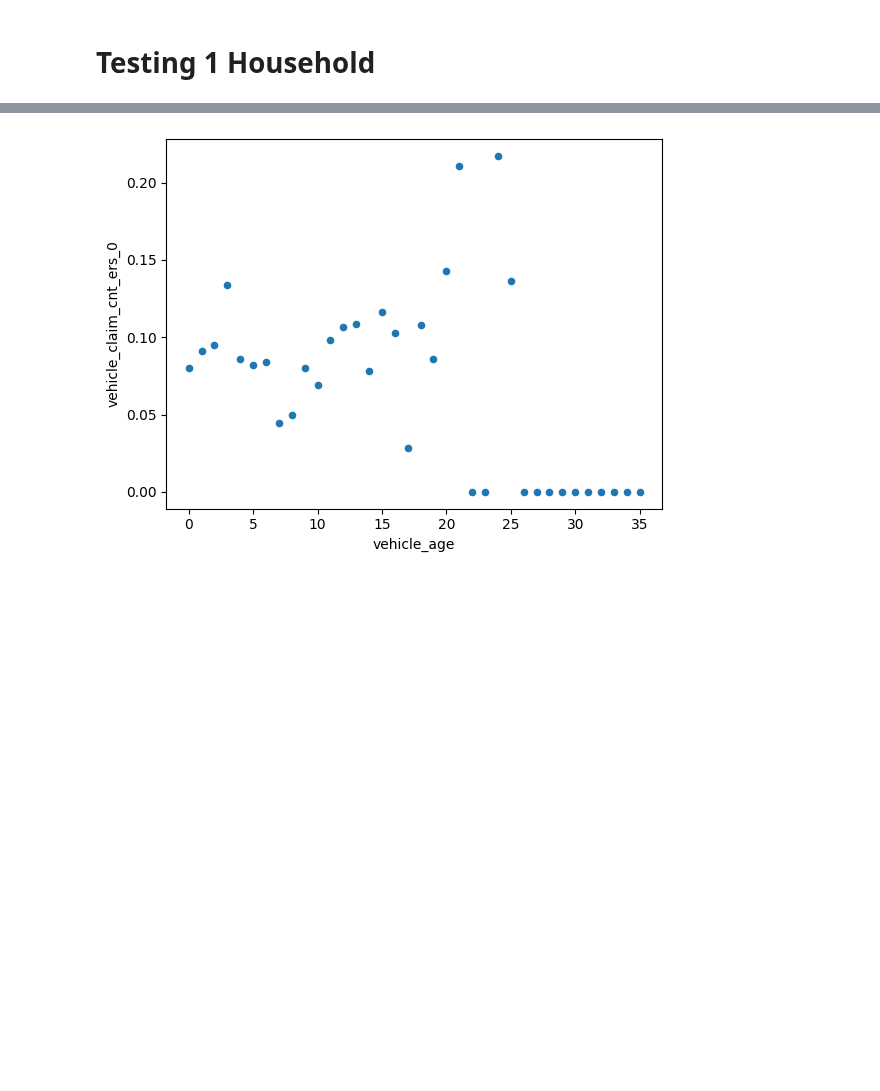
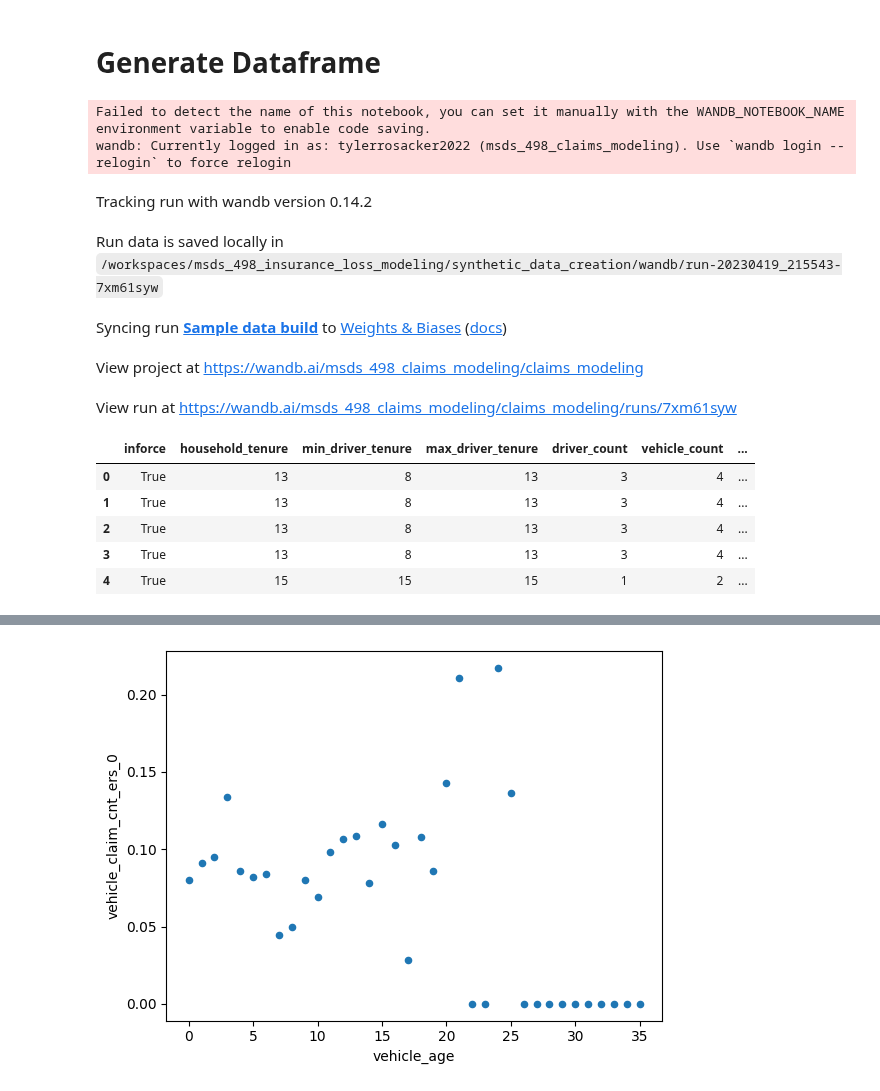
Before and after one commit to rosacker/msds_498_insurance_loss_modeling, a Jupyter notebook: synthetic_data_creation/Data_Creation.ipynb, the cells around one changed output, grey strips where cells are left out. Saved outputs shown, nothing was run; the diff lists cells and outputs as text; code cells hidden in the pictures; blank space fills up the shorter version.

Commit message:
Attempt at Weights and Bias

```diff
--- a/synthetic_data_creation/Data_Creation.ipynb
+++ b/synthetic_data_creation/Data_Creation.ipynb
@@ -13,2 +33,31 @@ from data_generator.vehicle import vehicle
-# %% [markdown]
-# Testing 1 Household
+# %% [markdown]
+# Generate Dataframe
+# %%
+wandb.login()
+run = wandb.init(entity = 'msds_498_claims_modeling', project = 'claims_modeling', group = 'data build', name = 'Sample data build')
+
+n = 10_000
+houses = [household() for i in range(n)]
+
+for x in houses:
+    years = random.randint(1, 20)
+    x.move_forward_n_years(years)
+
+df = pd.DataFrame(reduce(concat, [x.summary_per_vehicle for x in houses if x.inforce and x.driver_count > 0]))
+df['split'] = np.random.choice(['train', 'test', 'validation'], replace = True, size = len(df.index), p = [0.7, 0.2, 0.1])
+
+df.head(5)
+# %% [output]
+Failed to detect the name of this notebook, you can set it manually with the WANDB_NOTEBOOK_NAME environment variable to enable code saving.
+wandb: Currently logged in as: tylerrosacker2022 (msds_498_claims_modeling). Use `wandb login --relogin` to force relogin
+Tracking run with wandb version 0.14.2
+Run data is saved locally in /workspaces/msds_498_insurance_loss_modeling/synthetic_data_creation/wandb/run-20230419_215543-7xm61syw
+Syncing run Sample data build to Weights & Biases (docs)
+View project at https://wandb.ai/msds_498_claims_modeling/claims_modeling
+View run at https://wandb.ai/msds_498_claims_modeling/claims_modeling/runs/7xm61syw
+|  | inforce | household_tenure | min_driver_tenure | max_driver_tenure | driver_count | vehicle_count | ... |
+| 0 | True | 13 | 8 | 13 | 3 | 4 | ... |
+| 1 | True | 13 | 8 | 13 | 3 | 4 | ... |
+| 2 | True | 13 | 8 | 13 | 3 | 4 | ... |
+| 3 | True | 13 | 8 | 13 | 3 | 4 | ... |
+| 4 | True | 15 | 15 | 15 | 1 | 2 | ... |
```
Also changed, not shown: parts of 13 cells of this notebook, 1 other file.
